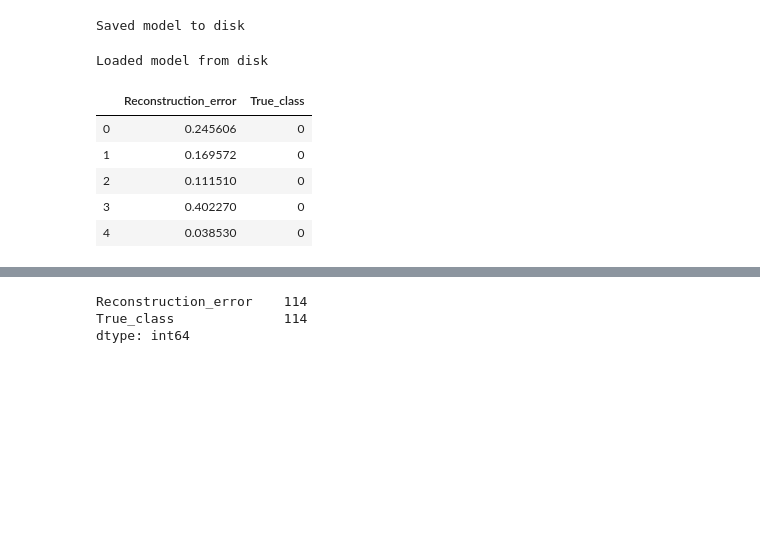
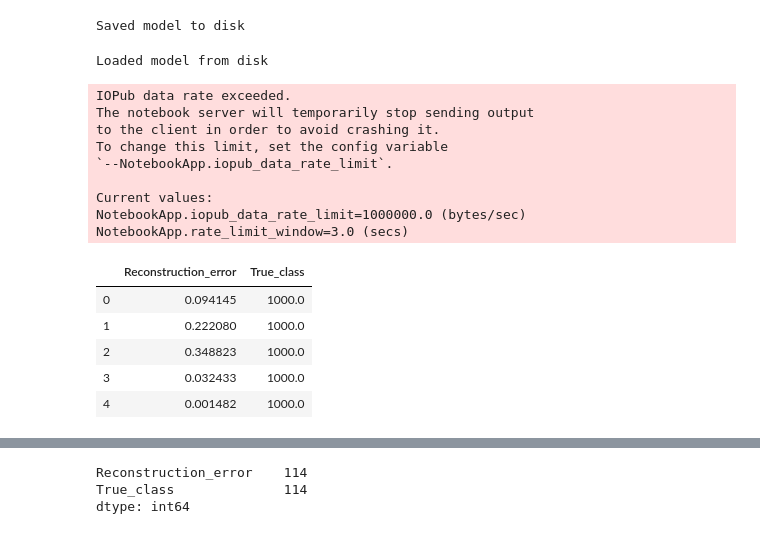
Before and after one commit to djzenma/Dell, a Jupyter notebook: anomaly_detection.ipynb, the cells around one changed output, grey strips where cells are left out. Saved outputs shown, nothing was run; the diff lists cells and outputs as text; code cells hidden in the pictures; blank space fills up the shorter version.

```diff
--- a/anomaly_detection.ipynb
+++ b/anomaly_detection.ipynb
@@ -51,0 +151,3 @@ array(['Hitachi HDS5C3030ALA630', 'Hitachi HDS5C3030ALA630',
+# %%
+df = pd.read_csv('./DataP2/preprocessed1.csv')
+df.head()
@@ -281,34 +364,43 @@ autoencoder.save_weights("autoencoder3.h5")
 print("Saved model to disk")
 # %% [output]
 Saved model to disk
+# %%
+# Load Model
+
+# load json and create model
+json_file = open('./Models/AE5_90/autoencoderModel5_90.json', 'r')
+loaded_model_json = json_file.read()
+json_file.close()
+loaded_model = keras.models.model_from_json(loaded_model_json)
+# load weights into new model
+loaded_model.load_weights("./Models/AE5_90/autoencoder5_90.h5")
+print("Loaded model from disk")
+# %% [output]
+Loaded model from disk
 # %%
-# Load Model
-
-# load json and create model
-json_file = open('autoencoderModel3.json', 'r')
-loaded_model_json = json_file.read()
-json_file.close()
-loaded_model = keras.models.model_from_json(loaded_model_json)
-# load weights into new model
-loaded_model.load_weights("autoencoder3.h5")
-print("Loaded model from disk")
-
 # evaluate loaded model on test data
 loaded_model.compile(loss='mean_squared_error', optimizer='adam', metrics=['accuracy'])
 
-
-pred = loaded_model.predict(test_x)
+pred = loaded_model.predict(test_x, verbose = 1)
 mse = np.mean(np.power(test_x - pred, 2), axis=1)
 error_df = pd.DataFrame({'Reconstruction_error': mse,
                         'True_class': test_y})
 error_df.head()
 # %% [output]
-Loaded model from disk
+IOPub data rate exceeded.
+The notebook server will temporarily stop sending output
+to the client in order to avoid crashing it.
+To change this limit, set the config variable
+`--NotebookApp.iopub_data_rate_limit`.
+
+Current values:
+NotebookApp.iopub_data_rate_limit=1000000.0 (bytes/sec)
+NotebookApp.rate_limit_window=3.0 (secs)
 |  | Reconstruction_error | True_class |
-| 0 | 0.245606 | 0 |
-| 1 | 0.169572 | 0 |
-| 2 | 0.111510 | 0 |
-| 3 | 0.402270 | 0 |
-| 4 | 0.038530 | 0 |
+| 0 | 0.094145 | 1000.0 |
+| 1 | 0.222080 | 1000.0 |
+| 2 | 0.348823 | 1000.0 |
+| 3 | 0.032433 | 1000.0 |
+| 4 | 0.001482 | 1000.0 |
 # %%
 # Metrics
```
Also changed, not shown: parts of 30 cells of this notebook, 9 other files.
